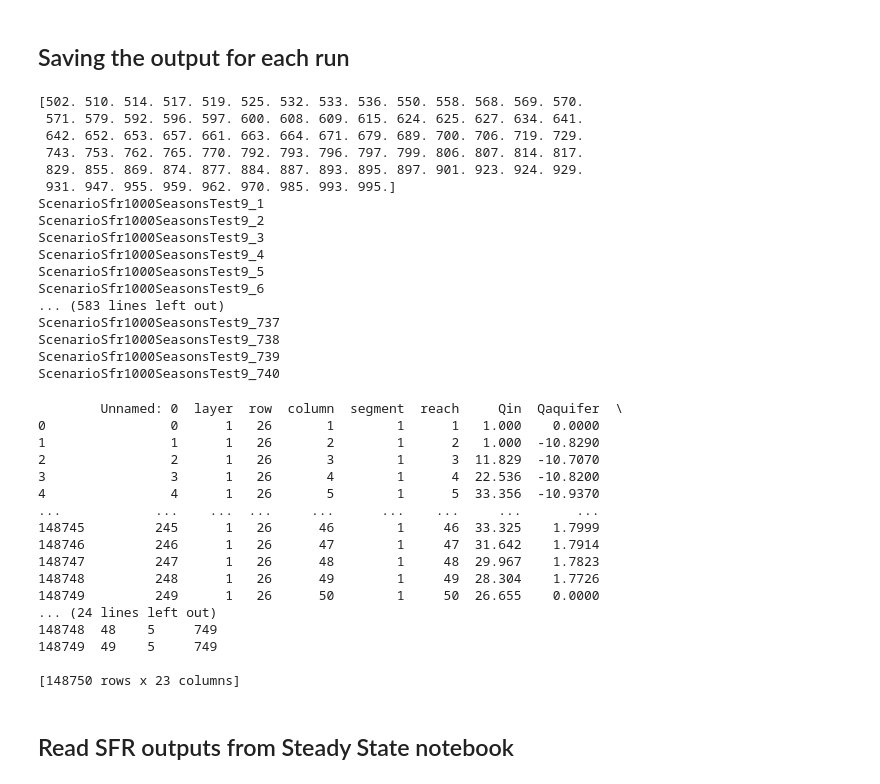
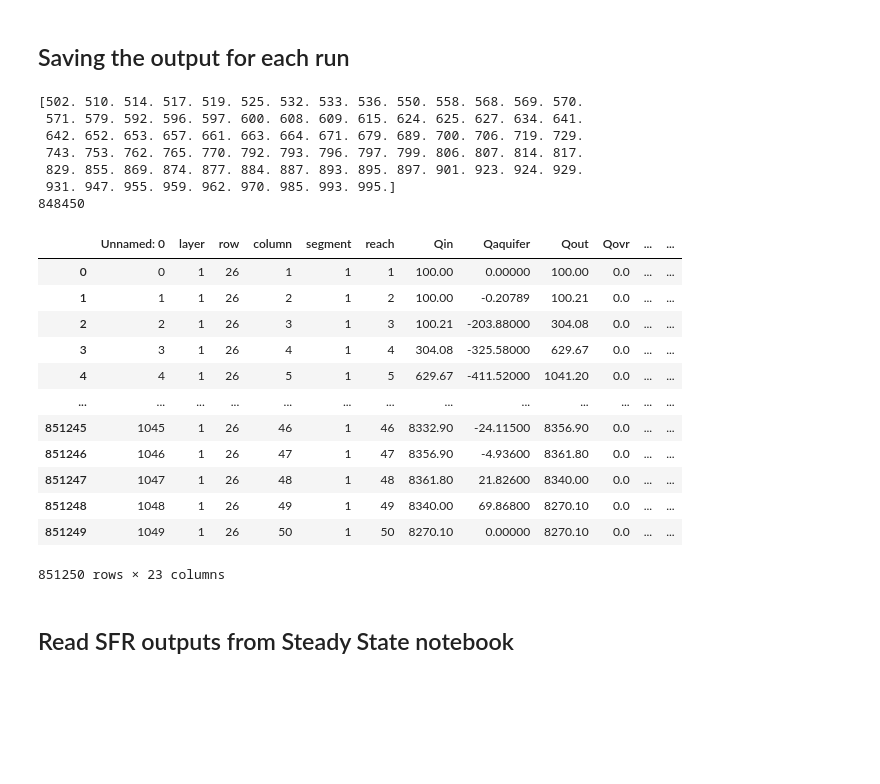
Before and after one commit to davermurray/mf-trees, a Jupyter notebook: mf_notebooks/Aquaseca_Transient.ipynb, the cells around one changed output. Cells and saved outputs as stored; diff of their text form; code cells hidden in the pictures; blank space fills up the shorter version.

```diff
--- a/mf_notebooks/Aquaseca_Transient.ipynb
+++ b/mf_notebooks/Aquaseca_Transient.ipynb
@@ -701,23 +701,24 @@ error_list = np.loadtxt('ErrorSeasons_Sfr1000Test9.txt')
 #print(error_list)
 #sampling = np.loadtxt("ModflowParams7-750Test12.txt")
 n = np.arange(0,len(sampling))
-n = members
+n = well_head_df.index.values
+
 print(error_list[:,0])
 
 n2 = np.setdiff1d(n, error_list[:,0].astype('int'))
-err = [0,16,32,52,53,60,64,65,74,76,79,89,95,96,102,108,113,115,146,147,159,163,165,168,175,185,189,219,227,228,230,232,236,258,260,270,274,282,284,285,286,287,292,298,302,305,207,308,311,312,317,320,324,333,335,344,347,369,373,383,386,396,400,414,421,433,438,439,440,452,459,463]
+err = [0,3,8,16,32,52,53,60,64,65,74,76,79,89,90,95,96,102,108,113,115,146,147,159,163,165,168,175,185,189,219,227,228,230,232,236,258,260,270,274,282,284,285,286,287,292,298,302,305,307,308,311,312,317,320,324,325,333,335,344,347,369,373,383,386,396,400,414,421,433,438,439,440,452,459,463]
 error_list = np.asarray(error_list)
 n3 = np.setdiff1d(n2, err)
 
 for k,i in enumerate(n3):
     modelname = "ScenarioSfr1000SeasonsTest9_"+str(i)
-    print(modelname)
+   # print(modelname)
     sfrout = SfrFile(modws+'/'+modelname+'.sfr.out')
     df = sfrout.get_dataframe()
     #Plot of all every reaches for every time step
     #should be 50 rows for the first stress period (1 timestep for each reach), then 1500 (50*30) for the remaining 20 stressperiods for a total of 30050 timesteps (rows)
     df['Stp']= 1
-    df.iloc[50:,-1] = (np.divmod(np.arange(len(df)-50),50*30*numtim)[0]+1)+1 #Stp is the last col (-1) so the iloc references every row beyond 50 in the last column
+    df.iloc[50:,-1] = (np.divmod(np.arange(len(df)-50),50*5*numtim)[0]+1)+1 #Stp is the last col (-1) so the iloc references every row beyond 50 in the last column
     df['simnum'] = i
     #group rows by change in Stp and grab the last Stress period
     Stpdf = df.groupby('Stp').tail(n=50) #groups tthe dataframe by the Stress period then grabs the last 50 rows (reaches) of the stress period representing the last timestep
@@ -737,39 +738,25 @@ savedf.to_csv('TransOutputStpSeasonsTest9.csv')
  743. 753. 762. 765. 770. 792. 793. 796. 797. 799. 806. 807. 814. 817.
  829. 855. 869. 874. 877. 884. 887. 893. 895. 897. 901. 923. 924. 929.
  931. 947. 955. 959. 962. 970. 985. 993. 995.]
-ScenarioSfr1000SeasonsTest9_1
-ScenarioSfr1000SeasonsTest9_2
-ScenarioSfr1000SeasonsTest9_3
-ScenarioSfr1000SeasonsTest9_4
-ScenarioSfr1000SeasonsTest9_5
-ScenarioSfr1000SeasonsTest9_6
-... (583 lines left out)
-ScenarioSfr1000SeasonsTest9_737
-ScenarioSfr1000SeasonsTest9_738
-ScenarioSfr1000SeasonsTest9_739
-ScenarioSfr1000SeasonsTest9_740
+848450
 # %%
 #Test
-newdf = pd.read_csv('TransOutputStpSteadyPumpTest.csv')
-print(newdf)
+newdf = pd.read_csv('TransOutputStpSeasonsTest9.csv')
+display(newdf)
 # %% [output]
+|  | Unnamed: 0 | layer | row | column | segment | reach | Qin | Qaquifer | Qout | Qovr | ... | ... |
+| 0 | 0 | 1 | 26 | 1 | 1 | 1 | 100.00 | 0.00000 | 100.00 | 0.0 | ... | ... |
+| 1 | 1 | 1 | 26 | 2 | 1 | 2 | 100.00 | -0.20789 | 100.21 | 0.0 | ... | ... |
+| 2 | 2 | 1 | 26 | 3 | 1 | 3 | 100.21 | -203.88000 | 304.08 | 0.0 | ... | ... |
+| 3 | 3 | 1 | 26 | 4 | 1 | 4 | 304.08 | -325.58000 | 629.67 | 0.0 | ... | ... |
+| 4 | 4 | 1 | 26 | 5 | 1 | 5 | 629.67 | -411.52000 | 1041.20 | 0.0 | ... | ... |
+| ... | ... | ... | ... | ... | ... | ... | ... | ... | ... | ... | ... | ... |
+| 851245 | 1045 | 1 | 26 | 46 | 1 | 46 | 8332.90 | -24.11500 | 8356.90 | 0.0 | ... | ... |
+| 851246 | 1046 | 1 | 26 | 47 | 1 | 47 | 8356.90 | -4.93600 | 8361.80 | 0.0 | ... | ... |
+| 851247 | 1047 | 1 | 26 | 48 | 1 | 48 | 8361.80 | 21.82600 | 8340.00 | 0.0 | ... | ... |
+| 851248 | 1048 | 1 | 26 | 49 | 1 | 49 | 8340.00 | 69.86800 | 8270.10 | 0.0 | ... | ... |
+| 851249 | 1049 | 1 | 26 | 50 | 1 | 50 | 8270.10 | 0.00000 | 8270.10 | 0.0 | ... | ... |
-        Unnamed: 0  layer  row  column  segment  reach     Qin  Qaquifer  \
-0                0      1   26       1        1      1   1.000    0.0000
-1                1      1   26       2        1      2   1.000  -10.8290
-2                2      1   26       3        1      3  11.829  -10.7070
-3                3      1   26       4        1      4  22.536  -10.8200
-4                4      1   26       5        1      5  33.356  -10.9370
-...            ...    ...  ...     ...      ...    ...     ...       ...
-148745         245      1   26      46        1     46  33.325    1.7999
-148746         246      1   26      47        1     47  31.642    1.7914
-148747         247      1   26      48        1     48  29.967    1.7823
-148748         248      1   26      49        1     49  28.304    1.7726
-148749         249      1   26      50        1     50  26.655    0.0000
-... (24 lines left out)
-148748  48    5     749
-148749  49    5     749
-
-[148750 rows x 23 columns]
+851250 rows × 23 columns
 # %% [markdown]
 ## Read SFR outputs from Steady State notebook
 # %%
```
Also changed, not shown: parts of 2 cells of this notebook, 6 other files.
